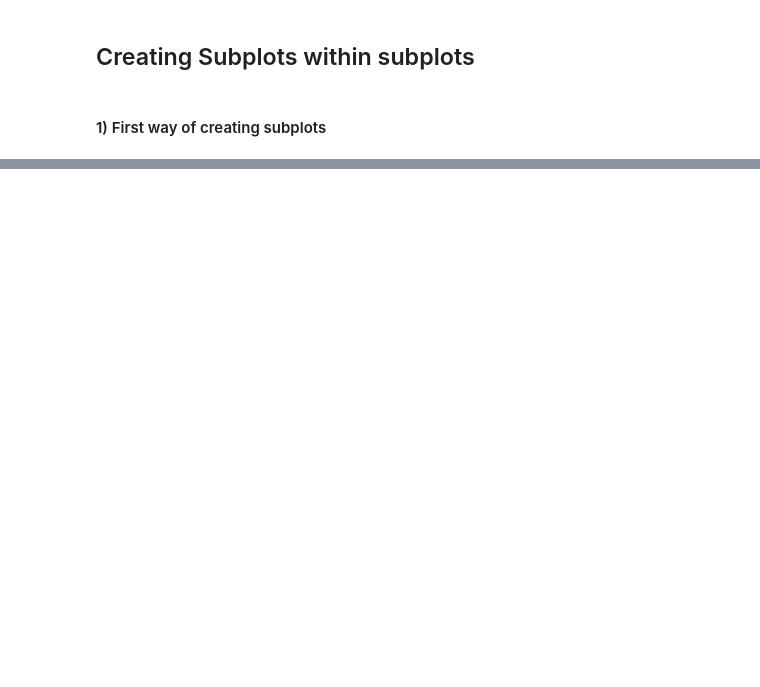
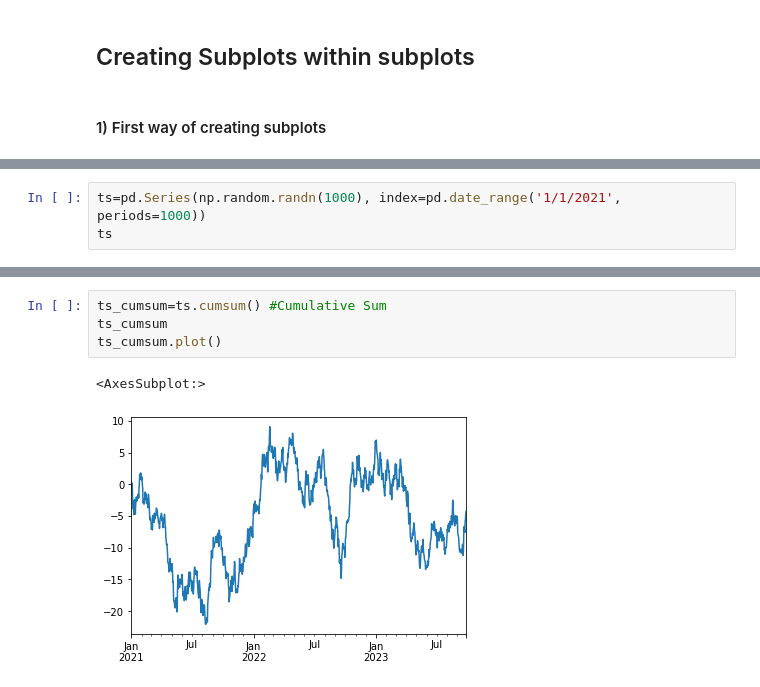
Before and after one commit to arghanath007/Data-Science, a Jupyter notebook: Matplotlib/Introduction.ipynb, the cells around one changed output, grey strips where cells are left out. Drawn from its saved outputs; the diff is of its cells as text; blank space fills up the shorter version.

```diff
--- a/Matplotlib/Introduction.ipynb
+++ b/Matplotlib/Introduction.ipynb
@@ -194,0 +240,3 @@ ax3.bar(dry_fruits_prices.keys(), dry_fruits_prices.values());
+# %%
+ts=pd.Series(np.random.randn(1000), index=pd.date_range('1/1/2021', periods=1000))
+ts
@@ -194,0 +256,7 @@ ax3.bar(dry_fruits_prices.keys(), dry_fruits_prices.values());
+# %%
+ts_cumsum=ts.cumsum() #Cumulative Sum
+ts_cumsum
+ts_cumsum.plot()
+# %% [output]
+<AxesSubplot:>
+[figure, added]
```
Also changed, not shown: parts of 33 cells of this notebook, 2 other files.
